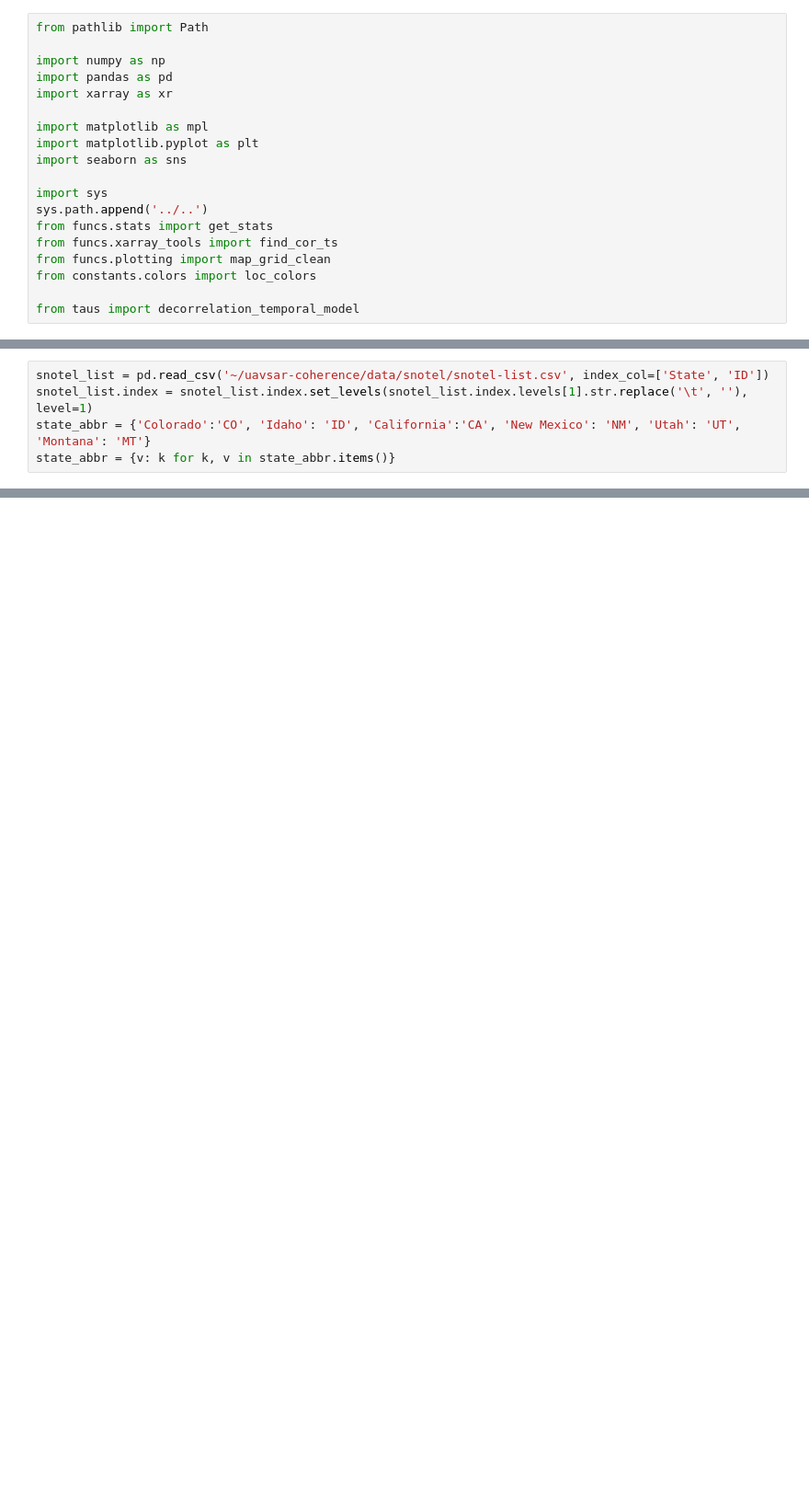
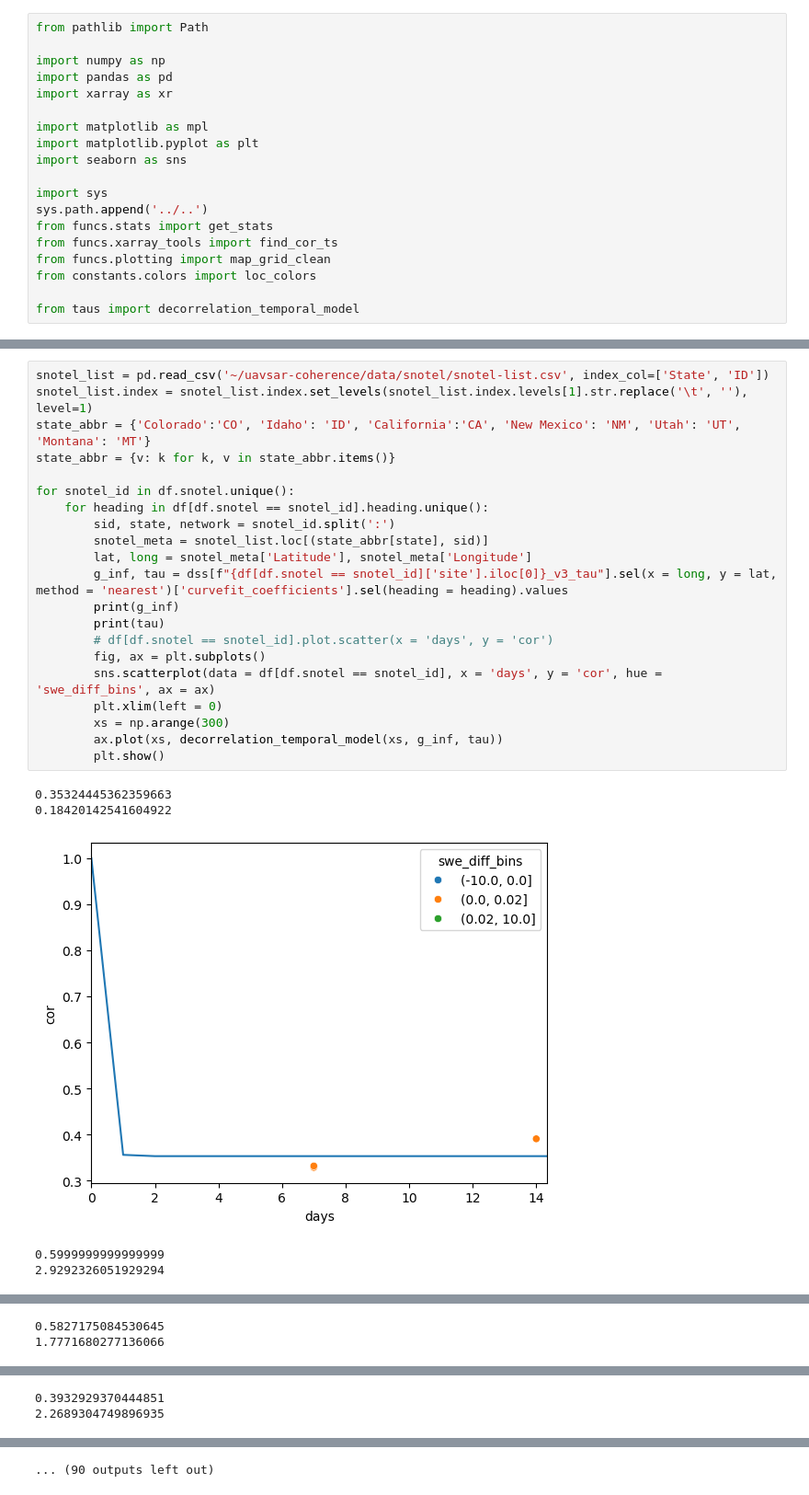
Before and after one commit to ZachHoppinen/uavsar-coherence, a Jupyter notebook: src/compare/snowfactors/accumulation.ipynb, the cells around one changed output, grey strips where cells are left out. Shown at 92% size. Saved outputs shown, nothing was run; the diff lists cells and outputs as text; blank space fills up the shorter version.

```diff
--- a/src/compare/snowfactors/accumulation.ipynb
+++ b/src/compare/snowfactors/accumulation.ipynb
@@ -27,5 +41,27 @@ fig_dir = Path('/Users/rdcrlzh1/Documents/uavsar-coherence/snow/')
 # %%
 snotel_list = pd.read_csv('~/uavsar-coherence/data/snotel/snotel-list.csv', index_col=['State', 'ID'])
 snotel_list.index = snotel_list.index.set_levels(snotel_list.index.levels[1].str.replace('\t', ''), level=1)
 state_abbr = {'Colorado':'CO', 'Idaho': 'ID', 'California':'CA', 'New Mexico': 'NM', 'Utah': 'UT', 'Montana': 'MT'}
 state_abbr = {v: k for k, v in state_abbr.items()}
+
+for snotel_id in df.snotel.unique():
+    for heading in df[df.snotel == snotel_id].heading.unique():
+        sid, state, network = snotel_id.split(':')
+        snotel_meta = snotel_list.loc[(state_abbr[state], sid)]
+        lat, long = snotel_meta['Latitude'], snotel_meta['Longitude']
+        g_inf, tau = dss[f"{df[df.snotel == snotel_id]['site'].iloc[0]}_v3_tau"].sel(x = long, y = lat, method = 'nearest')['curvefit_coefficients'].sel(heading = heading).values
+        print(g_inf)
+        print(tau)
+        # df[df.snotel == snotel_id].plot.scatter(x = 'days', y = 'cor')
+        fig, ax = plt.subplots()
+        sns.scatterplot(data = df[df.snotel == snotel_id], x = 'days', y = 'cor', hue = 'swe_diff_bins', ax = ax)
+        plt.xlim(left = 0)
+        xs = np.arange(300)
+        ax.plot(xs, decorrelation_temporal_model(xs, g_inf, tau))
+        plt.show()
+# %% [output]
+0.35324445362359663
+0.18420142541604922
+[figure, added]
+0.5999999999999999
+2.9292326051929294
@@ -31,0 +69,2 @@ state_abbr = {v: k for k, v in state_abbr.items()}
+0.5827175084530645
+1.7771680277136066
@@ -31,0 +72,2 @@ state_abbr = {v: k for k, v in state_abbr.items()}
+0.3932929370444851
+2.2689304749896935
@@ -31,0 +81 @@ state_abbr = {v: k for k, v in state_abbr.items()}
+... (90 outputs left out)
```
Also changed, not shown: parts of 12 cells of this notebook, 2 other files.
